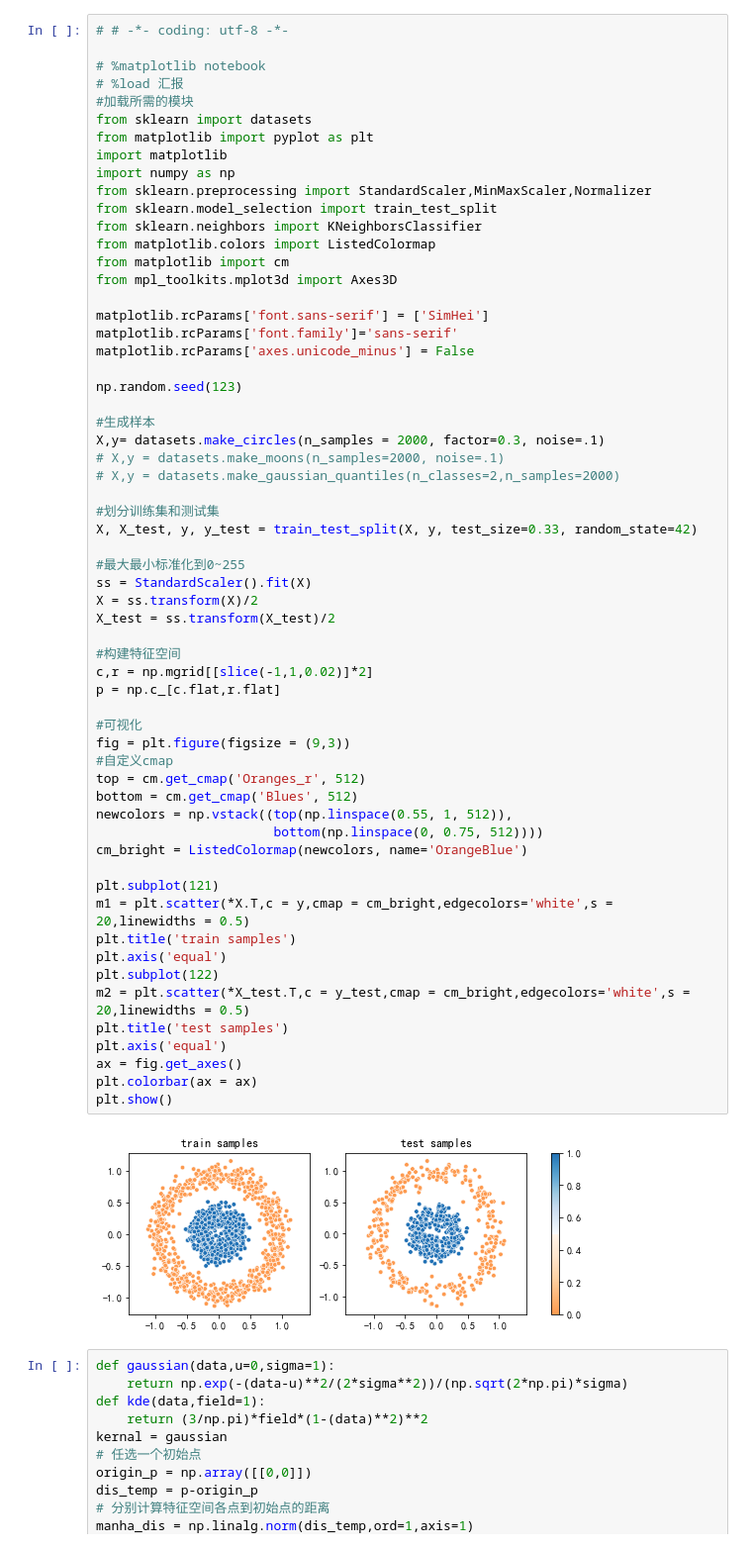
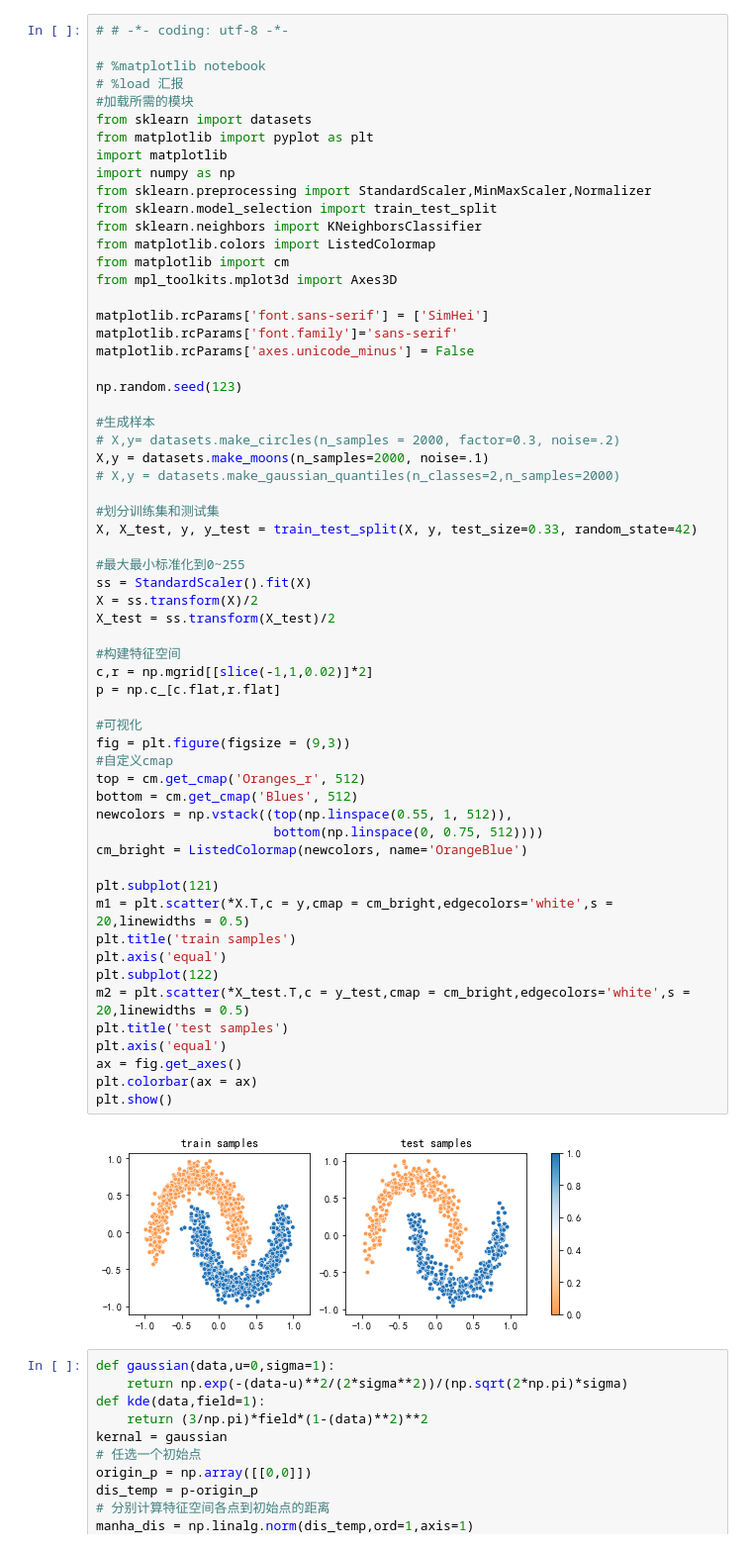
Before and after one commit to XuPenglei/Learn-Something-From-Tang, a Jupyter notebook: 空间内插/KNN学习.ipynb, the cells around one changed output. Shown at 99% size. Cells and saved outputs as stored; diff of their text form.

```diff
--- a/空间内插/KNN学习.ipynb
+++ b/空间内插/KNN学习.ipynb
@@ -22,8 +22,8 @@ matplotlib.rcParams['axes.unicode_minus'] = False
 np.random.seed(123)
 
 #生成样本
-X,y= datasets.make_circles(n_samples = 2000, factor=0.3, noise=.1)
-# X,y = datasets.make_moons(n_samples=2000, noise=.1)
+# X,y= datasets.make_circles(n_samples = 2000, factor=0.3, noise=.2)
+X,y = datasets.make_moons(n_samples=2000, noise=.1)
 # X,y = datasets.make_gaussian_quantiles(n_classes=2,n_samples=2000)
 
 #划分训练集和测试集
@@ -32,34 +32,34 @@ X, X_test, y, y_test = train_test_split(X, y, test_size=0.33, random_state=42)
 #最大最小标准化到0~255
 ss = StandardScaler().fit(X)
 X = ss.transform(X)/2
 X_test = ss.transform(X_test)/2
 
 #构建特征空间
 c,r = np.mgrid[[slice(-1,1,0.02)]*2]
 p = np.c_[c.flat,r.flat]
 
 #可视化
 fig = plt.figure(figsize = (9,3))
 #自定义cmap
 top = cm.get_cmap('Oranges_r', 512)
 bottom = cm.get_cmap('Blues', 512)
 newcolors = np.vstack((top(np.linspace(0.55, 1, 512)),
                        bottom(np.linspace(0, 0.75, 512))))
 cm_bright = ListedColormap(newcolors, name='OrangeBlue')
 
 plt.subplot(121)
 m1 = plt.scatter(*X.T,c = y,cmap = cm_bright,edgecolors='white',s = 20,linewidths = 0.5)
 plt.title('train samples')
 plt.axis('equal')
 plt.subplot(122)
 m2 = plt.scatter(*X_test.T,c = y_test,cmap = cm_bright,edgecolors='white',s = 20,linewidths = 0.5)
 plt.title('test samples')
 plt.axis('equal')
 ax = fig.get_axes()
 plt.colorbar(ax = ax)
 plt.show()
 # %% [output]
-[figure, old version]
+[figure, new version]
 # %%
 def gaussian(data,u=0,sigma=1):
     return np.exp(-(data-u)**2/(2*sigma**2))/(np.sqrt(2*np.pi)*sigma)
```
Also changed, not shown: parts of 8 cells of this notebook, 18 other files.
